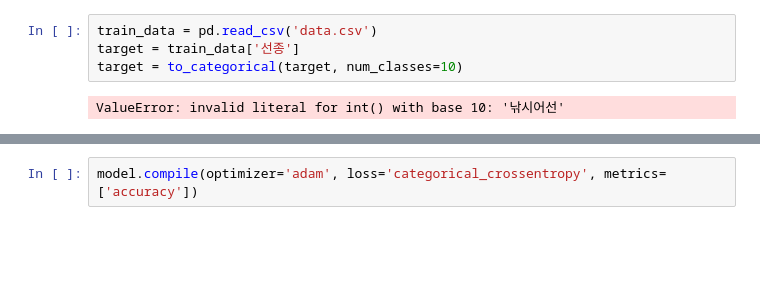
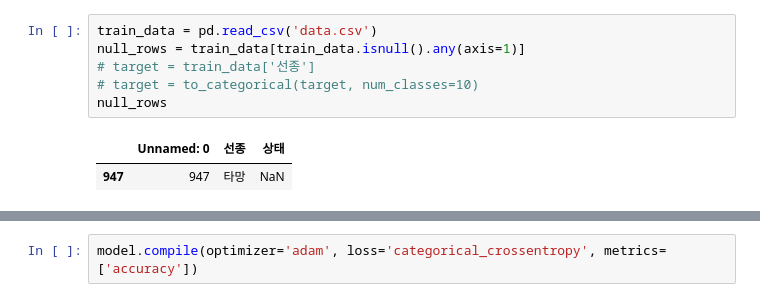
Before and after one commit to KingMinChan/FIshing_vessel, a Jupyter notebook: fishing_vessel_classification.ipynb, the cells around one changed output, grey strips where cells are left out. Saved outputs shown, nothing was run; the diff lists cells and outputs as text; blank space fills up the shorter version.

Commit message:
data update

```diff
--- a/fishing_vessel_classification.ipynb
+++ b/fishing_vessel_classification.ipynb
@@ -30,9 +41,12 @@ print(data)
 # %%
 train_data = pd.read_csv('data.csv')
-target = train_data['선종']
-target = to_categorical(target, num_classes=10)
+null_rows = train_data[train_data.isnull().any(axis=1)]
+# target = train_data['선종']
+# target = to_categorical(target, num_classes=10)
+null_rows
 # %% [output]
-ValueError: invalid literal for int() with base 10: '낚시어선'
+|  | Unnamed: 0 | 선종 | 상태 |
+| 947 | 947 | 타망 | NaN |
 # %%
 import os
 import numpy as np
```
Also changed, not shown: parts of 4 cells of this notebook, 1 other file.
